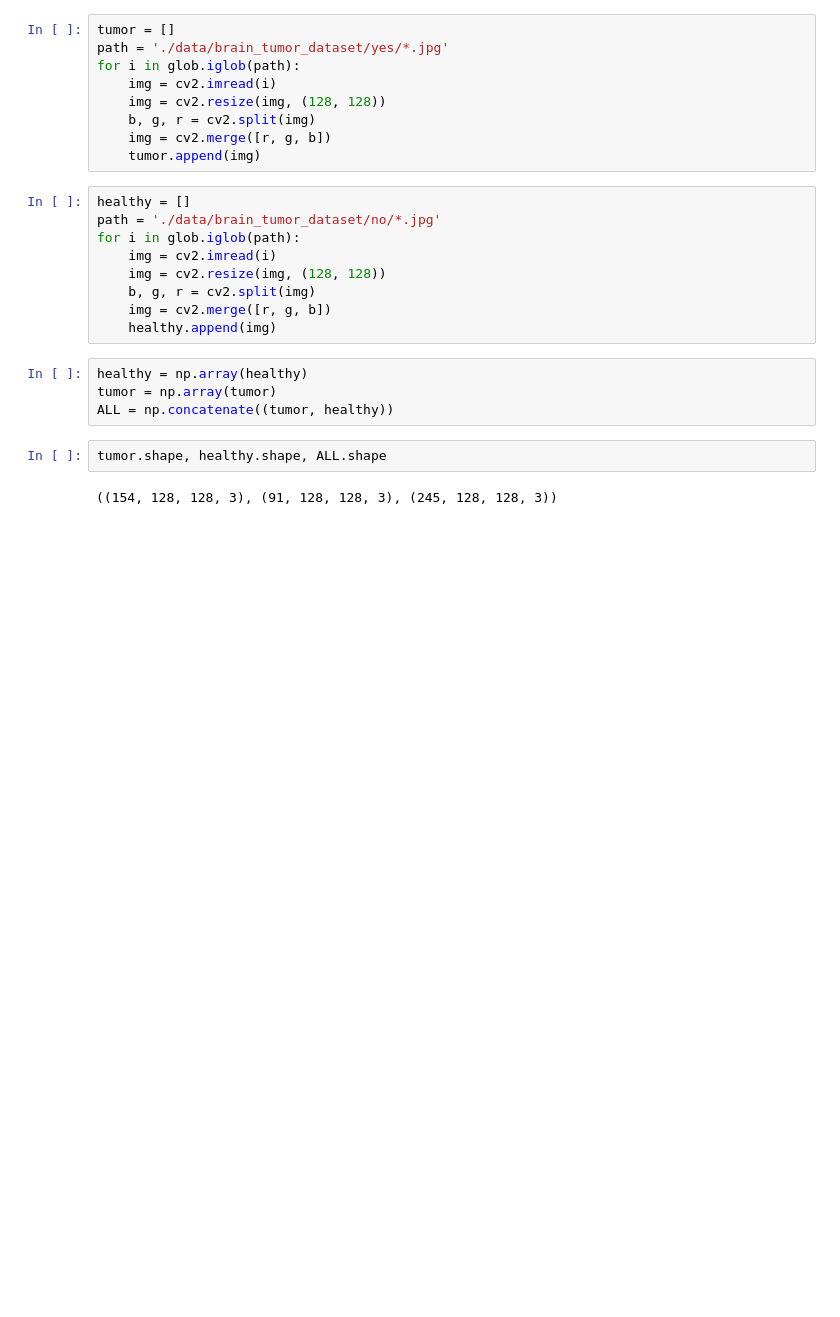
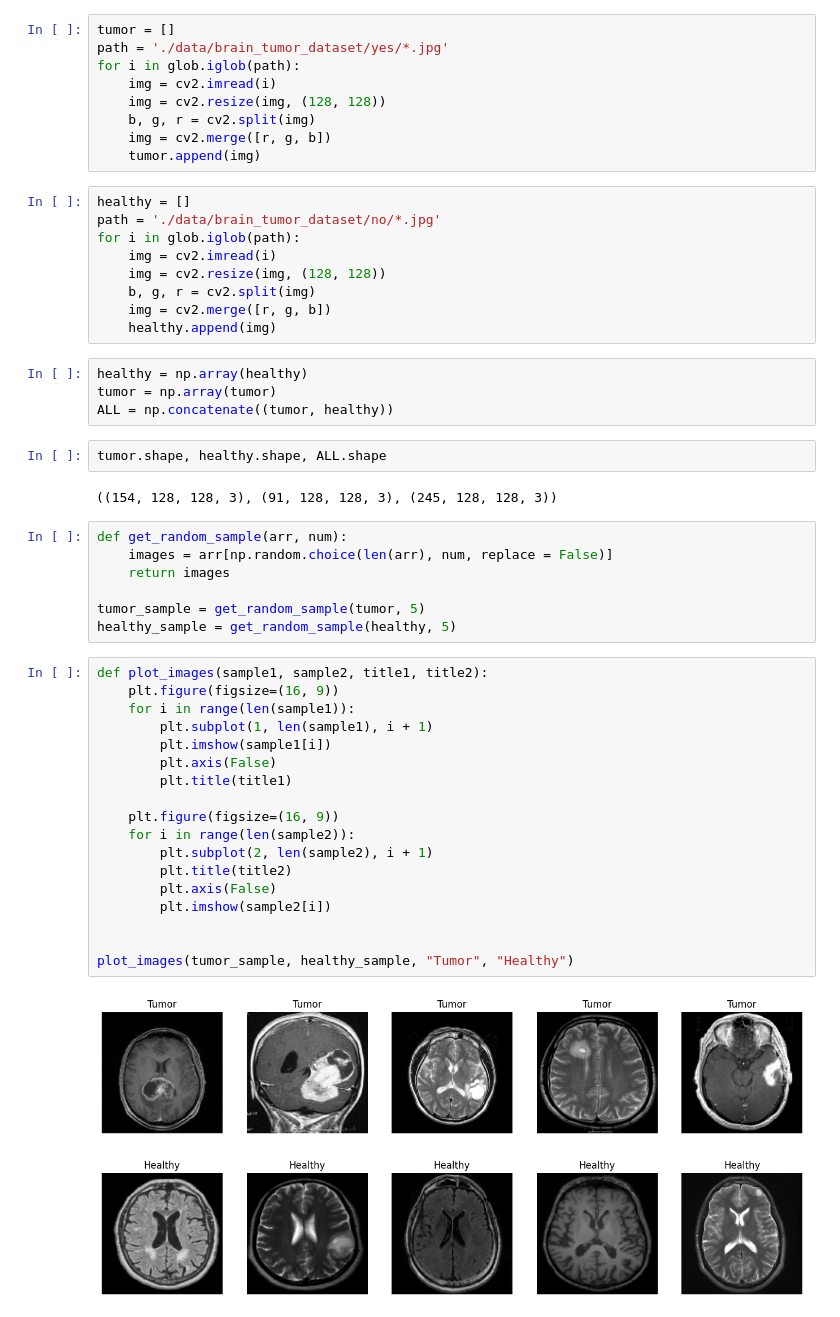
Before and after one commit to AkifPinarci/BrainTumor, a Jupyter notebook: main.ipynb, the cells around one changed output. Saved outputs shown, nothing was run; the diff lists cells and outputs as text; blank space fills up the shorter version.

Commit message:
Data samples visualized

```diff
--- a/main.ipynb
+++ b/main.ipynb
@@ -32,3 +32,31 @@ ALL = np.concatenate((tumor, healthy))
 tumor.shape, healthy.shape, ALL.shape
 # %% [output]
 ((154, 128, 128, 3), (91, 128, 128, 3), (245, 128, 128, 3))
+# %%
+def get_random_sample(arr, num):
+    images = arr[np.random.choice(len(arr), num, replace = False)]
+    return images
+
+tumor_sample = get_random_sample(tumor, 5)
+healthy_sample = get_random_sample(healthy, 5)
+# %%
+def plot_images(sample1, sample2, title1, title2):
+    plt.figure(figsize=(16, 9))
+    for i in range(len(sample1)):
+        plt.subplot(1, len(sample1), i + 1)
+        plt.imshow(sample1[i])
+        plt.axis(False)
+        plt.title(title1)
+
+    plt.figure(figsize=(16, 9))
+    for i in range(len(sample2)):
+        plt.subplot(2, len(sample2), i + 1)
+        plt.title(title2)
+        plt.axis(False)
+        plt.imshow(sample2[i])
+
+
+plot_images(tumor_sample, healthy_sample, "Tumor", "Healthy")
+# %% [output]
+[figure, added]
+[figure, added]
```
Also changed, not shown: parts of 3 cells of this notebook.
